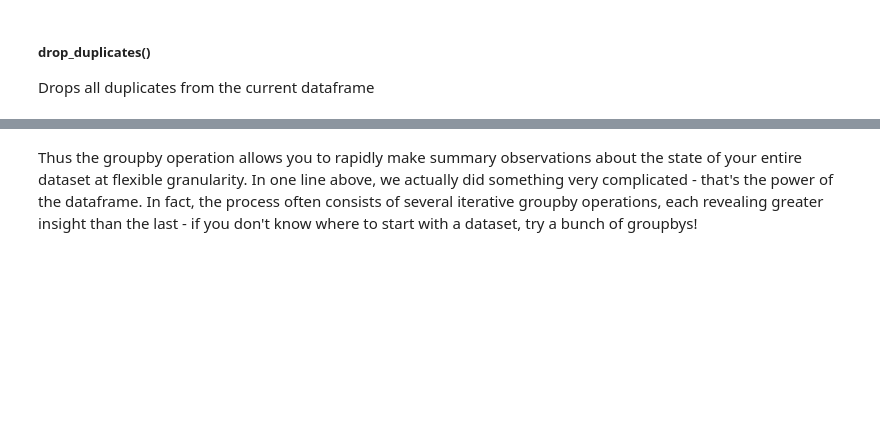
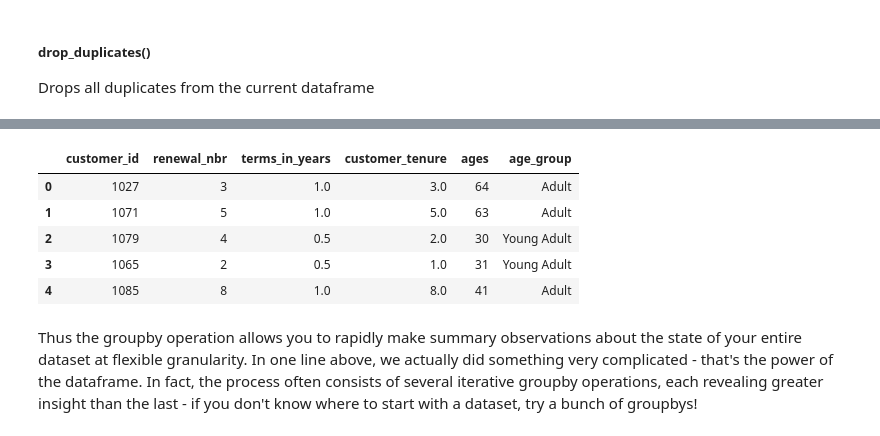
Before and after one commit to acquaintence/ct-pandas-1, a Jupyter notebook: pandas-1.ipynb, the cells around one changed output, grey strips where cells are left out. Saved outputs shown, nothing was run; the diff lists cells and outputs as text; code cells hidden in the pictures; blank space fills up the shorter version.

```diff
--- a/pandas-1.ipynb
+++ b/pandas-1.ipynb
@@ -598,2 +625,12 @@ customers.groupby('age_group').mean()[['customer_tenure','ages']]
+# %%
+customer_copy = customers.drop_duplicates('renewal_nbr').reset_index(drop=True)
+customer_copy
+# %% [output]
+|  | customer_id | renewal_nbr | terms_in_years | customer_tenure | ages | age_group |
+| 0 | 1027 | 3 | 1.0 | 3.0 | 64 | Adult |
+| 1 | 1071 | 5 | 1.0 | 5.0 | 63 | Adult |
+| 2 | 1079 | 4 | 0.5 | 2.0 | 30 | Young Adult |
+| 3 | 1065 | 2 | 0.5 | 1.0 | 31 | Young Adult |
+| 4 | 1085 | 8 | 1.0 | 8.0 | 41 | Adult |
 # %%
 # Send customer data into a CSV file
```
Also changed, not shown: parts of 5 cells of this notebook.
